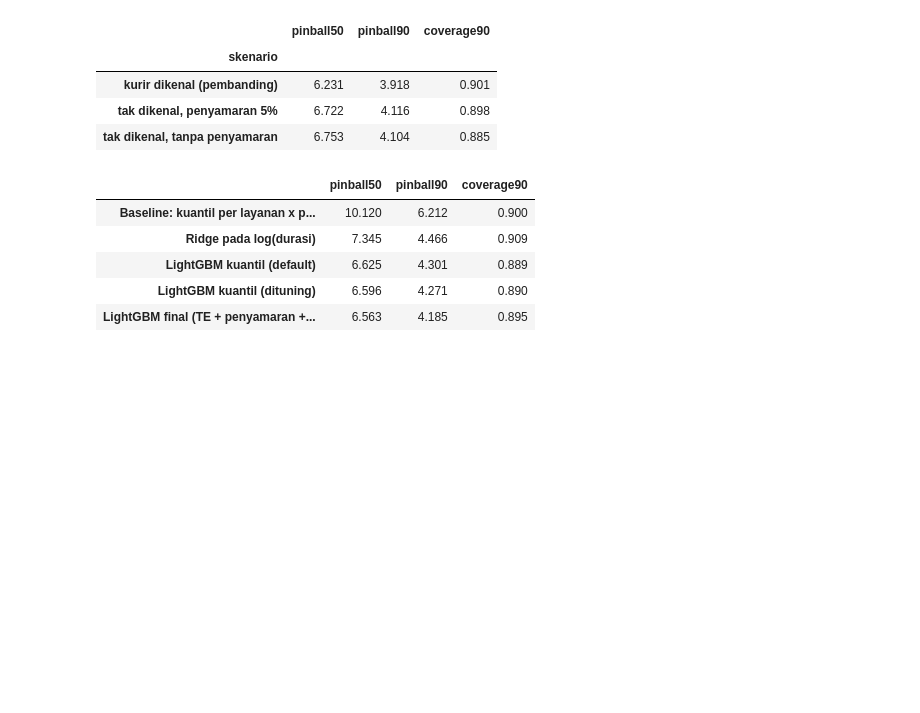
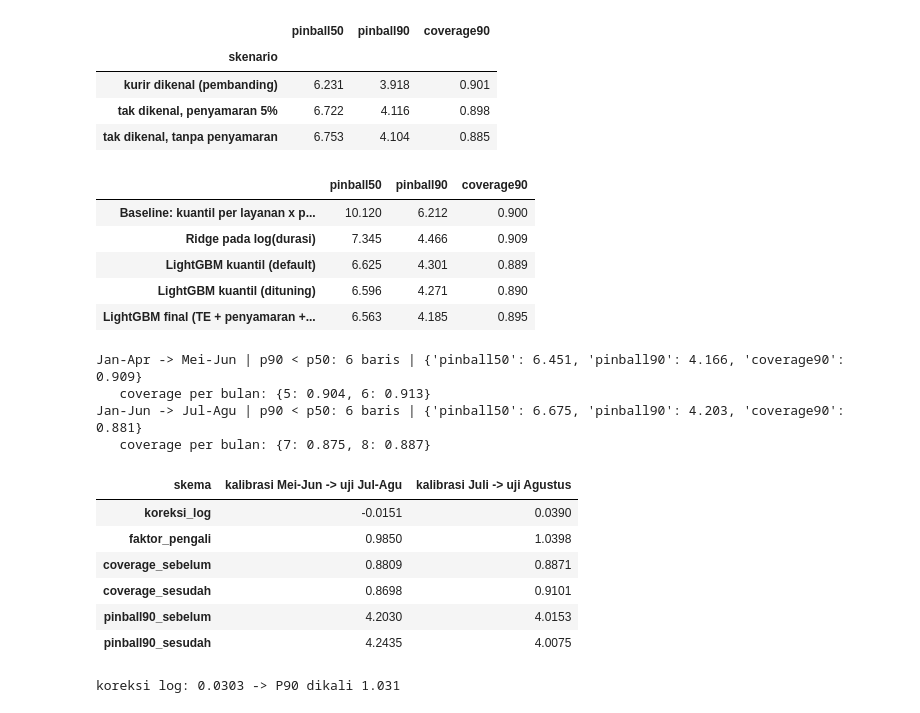
Before and after one commit to sebastianvettel1212/uts-ml, a Jupyter notebook: kode/01_regresi.ipynb, the cells around one changed output. Saved outputs shown, nothing was run; the diff lists cells and outputs as text; code cells hidden in the pictures; blank space fills up the shorter version.

Commit message:
Task 1 tahap e: P50/P90 dan kalibrasi conformal

```diff
--- a/kode/01_regresi.ipynb
+++ b/kode/01_regresi.ipynb
@@ -659,3 +659,80 @@ simpan_hasil("tugas1", {"kategori": {
     "simulasi_kurir_baru": simulasi.to_dict(orient="records"),
     "simulasi_rata2": simulasi.groupby("skenario")[["pinball50", "pinball90", "coverage90"]].mean().to_dict(orient="index"),
 }, "model_final_cv": hasil_model["LightGBM final (TE + penyamaran + tuning)"]})
+# %%
+prediksi_lipatan = {}
+for nama, mulai, batas, akhir in LIPATAN_WAKTU:
+    df_latih, df_valid = potong_waktu(bersih, mulai, batas, akhir)
+    p50, p90 = prediksi_final(df_latih, df_valid)
+    prediksi_lipatan[nama] = pd.DataFrame({
+        "tgl_pickup": df_valid["tgl_pickup"].to_numpy(),
+        "layanan": df_valid["layanan"].to_numpy(),
+        "pulau_tujuan": df_valid["pulau_tujuan"].to_numpy(),
+        "mitra_kurir": df_valid["mitra_kurir"].to_numpy(),
+        "y": df_valid["durasi_jam"].to_numpy(),
+        "p50": p50, "p90": p90,
+    })
+
+for nama, d in prediksi_lipatan.items():
+    print(nama, "| p90 < p50:", int((d["p90"] < d["p50"]).sum()), "baris |",
+          {k: round(v, 3) for k, v in skor(d["y"], d["p50"], d["p90"]).items()})
+    print("   coverage per bulan:",
+          d.groupby(d["tgl_pickup"].dt.month).apply(lambda g: round(coverage(g["y"], g["p90"]), 3)).to_dict())
+# %% [output]
+Jan-Apr -> Mei-Jun | p90 < p50: 6 baris | {'pinball50': 6.451, 'pinball90': 4.166, 'coverage90': 0.909}
+   coverage per bulan: {5: 0.904, 6: 0.913}
+Jan-Jun -> Jul-Agu | p90 < p50: 6 baris | {'pinball50': 6.675, 'pinball90': 4.203, 'coverage90': 0.881}
+   coverage per bulan: {7: 0.875, 8: 0.887}
+# %%
+def koreksi_conformal(y, p90, alpha=0.9):
+    s = np.log(np.asarray(y)) - np.log(np.asarray(p90))
+    n = len(s)
+    level = min(1.0, np.ceil((n + 1) * alpha) / n)
+    return float(np.quantile(s, level, method="higher"))
+
+
+def terapkan(p90, koreksi):
+    return np.asarray(p90) * np.exp(koreksi)
+
+
+L1 = prediksi_lipatan["Jan-Apr -> Mei-Jun"]
+L2 = prediksi_lipatan["Jan-Jun -> Jul-Agu"]
+juli = L2[L2["tgl_pickup"] < "2025-08-01"]
+agustus = L2[L2["tgl_pickup"] >= "2025-08-01"]
+
+verifikasi = []
+for nama, kal, target in [("kalibrasi Mei-Jun -> uji Jul-Agu", L1, L2),
+                          ("kalibrasi Juli -> uji Agustus", juli, agustus)]:
+    k = koreksi_conformal(kal["y"], kal["p90"])
+    p90_baru = np.maximum(terapkan(target["p90"], k), target["p50"])
+    verifikasi.append({
+        "skema": nama, "koreksi_log": k, "faktor_pengali": float(np.exp(k)),
+        "coverage_sebelum": coverage(target["y"], target["p90"]),
+        "coverage_sesudah": coverage(target["y"], p90_baru),
+        "pinball90_sebelum": pinball(target["y"], target["p90"], 0.9),
+        "pinball90_sesudah": pinball(target["y"], p90_baru, 0.9),
+    })
+verifikasi = pd.DataFrame(verifikasi).set_index("skema").round(4)
+verifikasi.T
+# %% [output]
+| skema | kalibrasi Mei-Jun -> uji Jul-Agu | kalibrasi Juli -> uji Agustus |
+| koreksi_log | -0.0151 | 0.0390 |
+| faktor_pengali | 0.9850 | 1.0398 |
+| coverage_sebelum | 0.8809 | 0.8871 |
+| coverage_sesudah | 0.8698 | 0.9101 |
+| pinball90_sebelum | 4.2030 | 4.0153 |
+| pinball90_sesudah | 4.2435 | 4.0075 |
+# %%
+KOREKSI_FINAL = koreksi_conformal(L2["y"], L2["p90"])
+print(f"koreksi log: {KOREKSI_FINAL:.4f} -> P90 dikali {np.exp(KOREKSI_FINAL):.3f}")
+
+simpan_hasil("tugas1", {"ketidakpastian": {
+    "per_lipatan": {n: skor(d["y"], d["p50"], d["p90"]) for n, d in prediksi_lipatan.items()},
+    "coverage_per_bulan": {n: {str(b): coverage(g["y"], g["p90"]) for b, g in d.groupby(d["tgl_pickup"].dt.month)}
+                           for n, d in prediksi_lipatan.items()},
+    "quantile_crossing": {n: int((d["p90"] < d["p50"]).sum()) for n, d in prediksi_lipatan.items()},
+    "verifikasi_conformal": verifikasi.to_dict(orient="index"),
+    "koreksi_final_log": KOREKSI_FINAL, "faktor_final": float(np.exp(KOREKSI_FINAL)),
+}})
+# %% [output]
+koreksi log: 0.0303 -> P90 dikali 1.031
```
Also changed, not shown: 1 other file.
